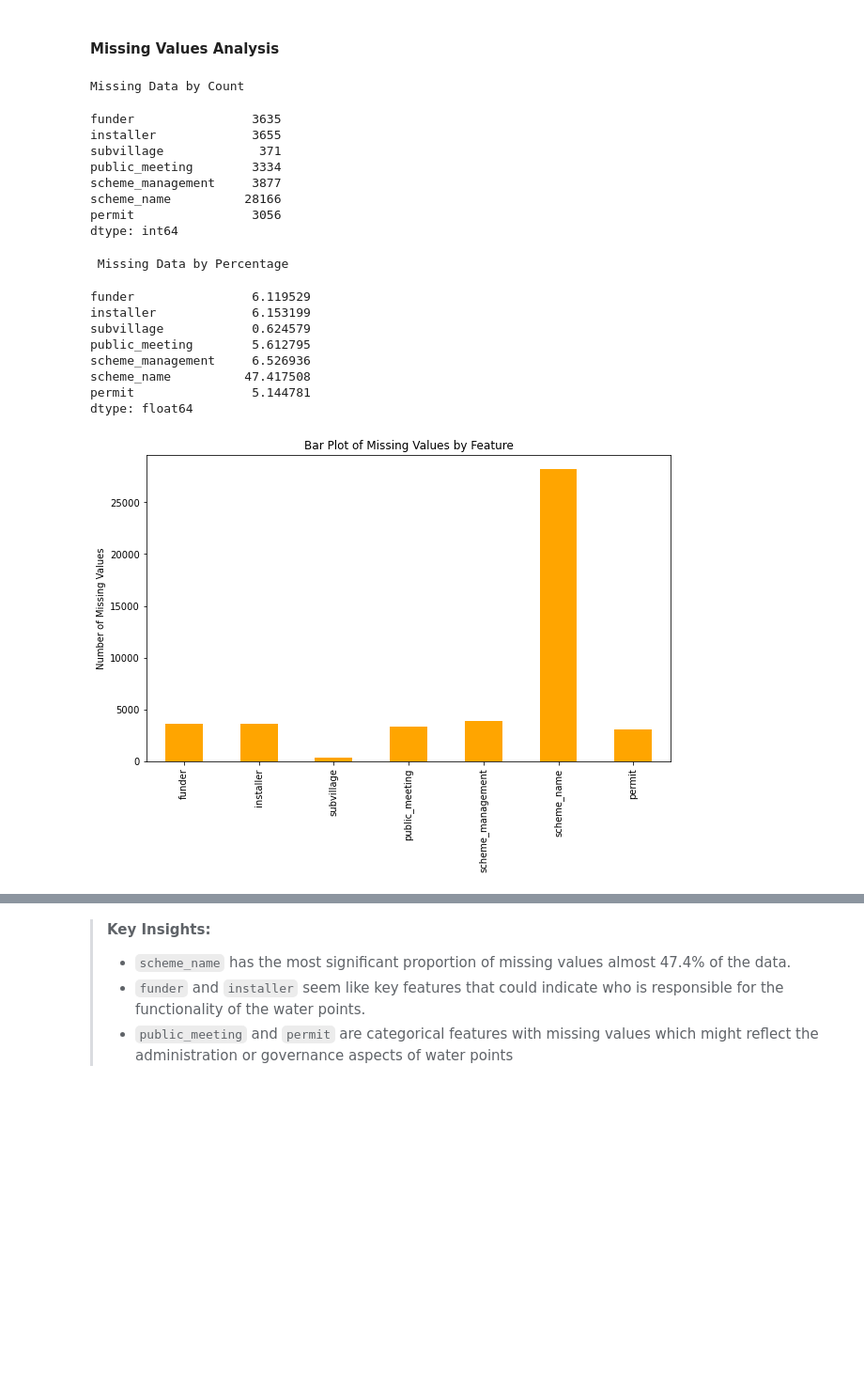
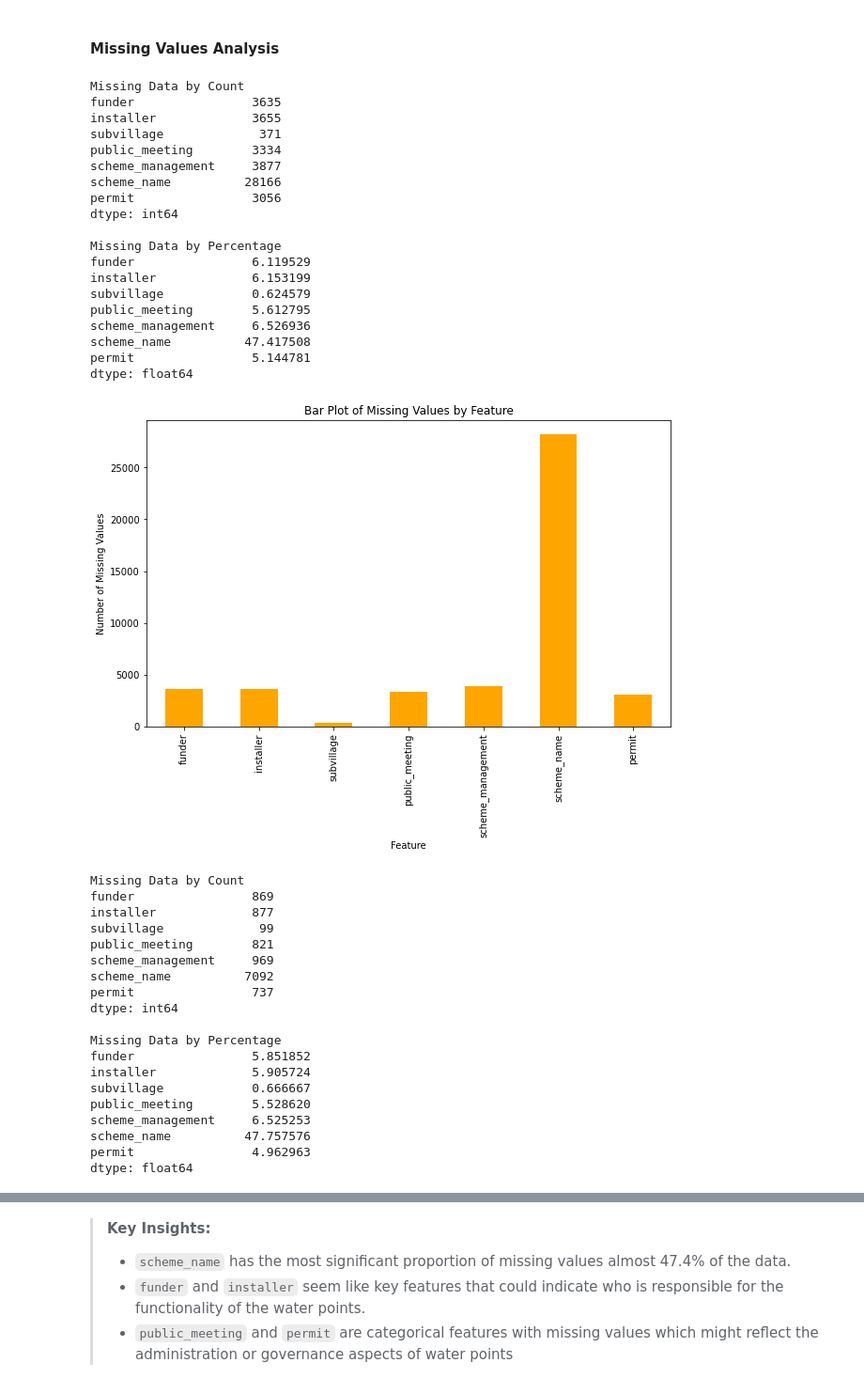
Before and after one commit to Cynthia-Njambi/Moringa-Phase3-Project, a Jupyter notebook: index.ipynb, the cells around one changed output, grey strips where cells are left out. Shown at 94% size. Saved outputs shown, nothing was run; the diff lists cells and outputs as text; code cells hidden in the pictures; blank space fills up the shorter version.

```diff
--- a/index.ipynb
+++ b/index.ipynb
@@ -232,46 +232,71 @@ Name: amount_tsh, dtype: float64
 # %% [markdown]
 #### Missing Values Analysis
 # %%
-# Defining the function to display missing data information
 def missing_data_summary(data):
     # Calculate missing data counts
     missing_data = data.isnull().sum()
-    missing_data = missing_data[missing_data > 0]
+
+    if missing_data[missing_data > 0].empty:
+        print("No missing data.")
+        return
 
     # Display missing data by count
     print("\nMissing Data by Count")
-    display(missing_data)
+    print(missing_data[missing_data > 0])
 
     # Calculate and display missing data by percentage
     missing_percentage = (missing_data / len(data)) * 100
-    print("\n Missing Data by Percentage")
-    display(missing_percentage)
+    print("\nMissing Data by Percentage")
+    print(missing_percentage[missing_data > 0])
 
     # Plot bar graph of missing data
     plt.figure(figsize=(10, 6))
-    missing_data.plot(kind='bar', color='orange')
+    missing_data[missing_data > 0].plot(kind='bar', color='orange')
     plt.title("Bar Plot of Missing Values by Feature")
     plt.ylabel("Number of Missing Values")
+    plt.xlabel("Feature")
     plt.show()
 
+# Apply the function to both train and test data
 missing_data_summary(train_data)
+missing_data_summary(test_data)
 # %% [output]
 Missing Data by Count
+funder                3635
+installer             3655
+subvillage             371
+public_meeting        3334
+scheme_management     3877
+scheme_name          28166
+permit                3056
+dtype: int64
+
+Missing Data by Percentage
+funder                6.119529
+installer             6.153199
+subvillage            0.624579
+public_meeting        5.612795
+scheme_management     6.526936
+scheme_name          47.417508
+permit                5.144781
+dtype: float64
+[figure, new version]
-funder                3635
-installer             3655
-subvillage             371
-public_meeting        3334
-scheme_management     3877
-scheme_name          28166
-permit                3056
+Missing Data by Count
+funder                869
+installer             877
+subvillage             99
+public_meeting        821
+scheme_management     969
+scheme_name          7092
+permit                737
 dtype: int64
+
+Missing Data by Percentage
+funder                5.851852
+installer             5.905724
+subvillage            0.666667
+public_meeting        5.528620
+scheme_management     6.525253
+scheme_name          47.757576
+permit                4.962963
+dtype: float64
- Missing Data by Percentage
-funder                6.119529
-installer             6.153199
-subvillage            0.624579
-public_meeting        5.612795
-scheme_management     6.526936
-scheme_name          47.417508
-permit                5.144781
-dtype: float64
-[figure, old version]
```
Also changed, not shown: parts of 7 cells of this notebook.
